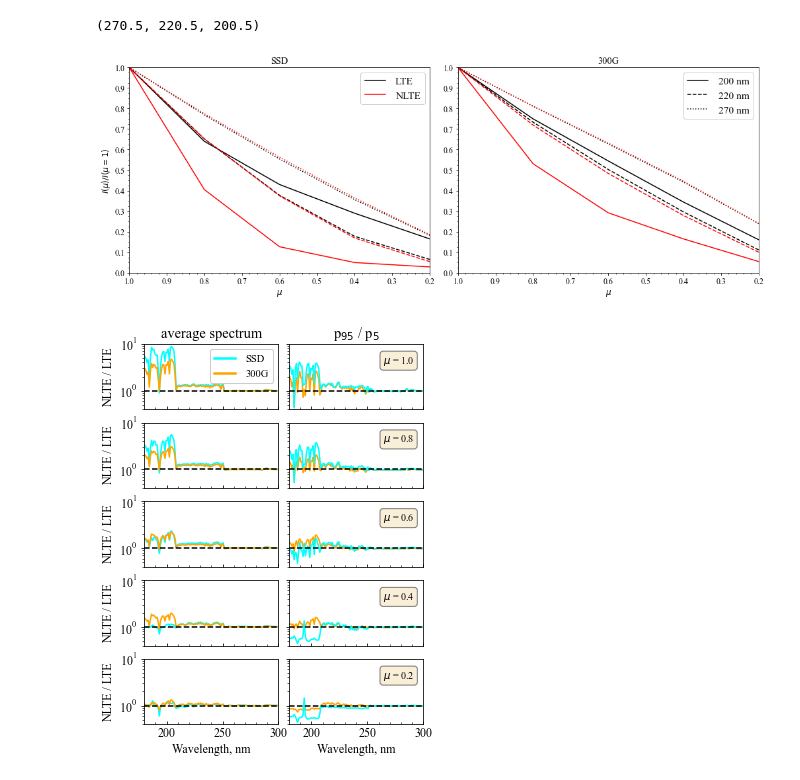
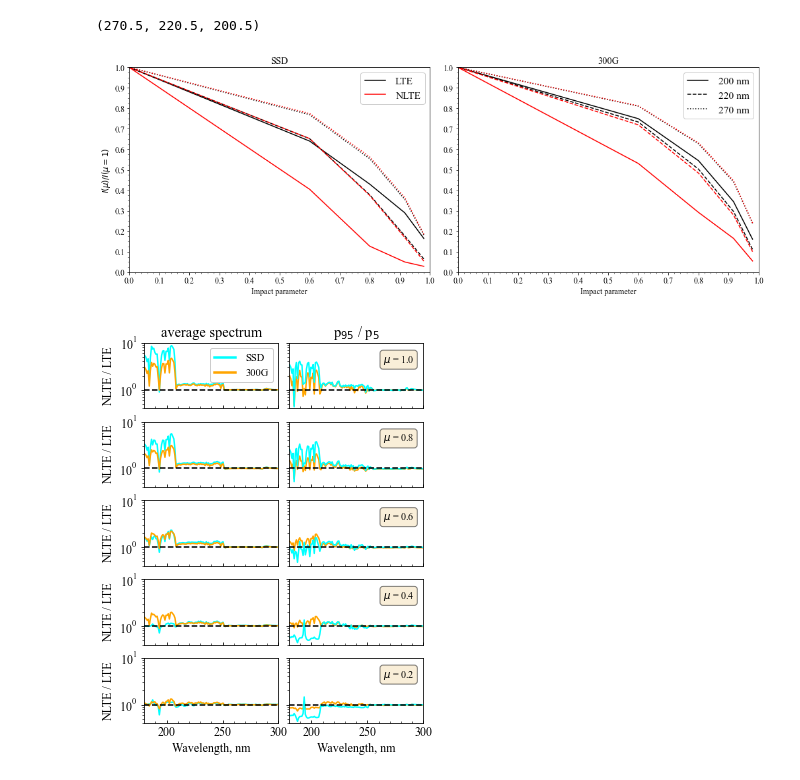
Before and after one commit to rtagirov/1.5D_mac, a Jupyter notebook: veronika/nlte_spec_veronika.ipynb, the cells around one changed output. Drawn from its saved outputs; the diff is of its cells as text; code cells hidden in the pictures.

```diff
--- a/veronika/nlte_spec_veronika.ipynb
+++ b/veronika/nlte_spec_veronika.ipynb
@@ -595,7 +595,9 @@ plt.close('all')
 
 mu = ['0.2', '0.4', '0.6', '0.8', '1.0']
 
-mus = [0.2, 0.4, 0.6, 0.8, 1.0]
+mus = np.array([0.2, 0.4, 0.6, 0.8, 1.0])
+
+p = np.sqrt(1.0 - mus**2.0)
 
 w = np.arange(180, 300, 1) + 0.5
 
@@ -608,61 +610,64 @@ fig, ax = plt.subplots(nrows = 1, ncols = 2, figsize = (14, 5))
 
 fig.tight_layout()
 
-ax[0].plot(mus, Is_lte[:,  20] / Is_lte[4,  20],   color = 'k', label = 'LTE')
-ax[0].plot(mus, Is_lte[:,  40] / Is_lte[4,  40],   color = 'k', linestyle = '--')
-ax[0].plot(mus, Is_lte[:,  90] / Is_lte[4,  90],   color = 'k', linestyle = ':')
+ax[0].plot(p, Is_lte[:,  20] / Is_lte[4,  20],   color = 'k', label = 'LTE')
+ax[0].plot(p, Is_lte[:,  40] / Is_lte[4,  40],   color = 'k', linestyle = '--')
+ax[0].plot(p, Is_lte[:,  90] / Is_lte[4,  90],   color = 'k', linestyle = ':')
 
-ax[0].plot(mus, Is_nlte[:,  20] / Is_nlte[4,  20], color = 'r', label = 'NLTE')
-ax[0].plot(mus, Is_nlte[:,  40] / Is_nlte[4,  40], color = 'r', linestyle = '--')
-ax[0].plot(mus, Is_nlte[:,  90] / Is_nlte[4,  90], color = 'r', linestyle = ':')
+ax[0].plot(p, Is_nlte[:,  20] / Is_nlte[4,  20], color = 'r', label = 'NLTE')
+ax[0].plot(p, Is_nlte[:,  40] / Is_nlte[4,  40], color = 'r', linestyle = '--')
+ax[0].plot(p, Is_nlte[:,  90] / Is_nlte[4,  90], color = 'r', linestyle = ':')
 
-ax[1].plot(mus, I3_lte[:, 20] / I3_lte[4, 20], color = 'k', label = '200 nm')
-ax[1].plot(mus, I3_lte[:, 40] / I3_lte[4, 40], color = 'k', label = '220 nm', linestyle = '--')
-ax[1].plot(mus, I3_lte[:, 90] / I3_lte[4, 90], color = 'k', label = '270 nm', linestyle = ':')
+ax[1].plot(p, I3_lte[:, 20] / I3_lte[4, 20], color = 'k', label = '200 nm')
+ax[1].plot(p, I3_lte[:, 40] / I3_lte[4, 40], color = 'k', label = '220 nm', linestyle = '--')
+ax[1].plot(p, I3_lte[:, 90] / I3_lte[4, 90], color = 'k', label = '270 nm', linestyle = ':')
 
-ax[1].plot(mus, I3_nlte[:, 20] / I3_nlte[4, 20], color = 'r')
-ax[1].plot(mus, I3_nlte[:, 40] / I3_nlte[4, 40], color = 'r', linestyle = '--')
-ax[1].plot(mus, I3_nlte[:, 90] / I3_nlte[4, 90], color = 'r', linestyle = ':')
+ax[1].plot(p, I3_nlte[:, 20] / I3_nlte[4, 20], color = 'r')
+ax[1].plot(p, I3_nlte[:, 40] / I3_nlte[4, 40], color = 'r', linestyle = '--')
+ax[1].plot(p, I3_nlte[:, 90] / I3_nlte[4, 90], color = 'r', linestyle = ':')
 
 leg = ax[0].legend(framealpha = 1, loc = 1, handletextpad = 1, prop = {'size': 15.5})
 leg = ax[1].legend(framealpha = 1, loc = 1, handletextpad = 1, prop = {'size': 15.5})
 
-ax[0].set_xlim(1, 0.2)
-ax[1].set_xlim(1, 0.2)
+#ax[0].set_xlim(1, 0.2)
+#ax[1].set_xlim(1, 0.2)
+
+ax[0].set_xlim(0, 1)
+ax[1].set_xlim(0, 1)
 
 ax[0].set_ylim(0, 1)
 ax[1].set_ylim(0, 1)
 
-ax[0].set_xlabel(r'$\mu$')
-ax[1].set_xlabel(r'$\mu$')
+ax[0].set_xlabel('Impact parameter')
+ax[1].set_xlabel('Impact parameter')
 
 ax[0].set_ylabel(r'$I(\mu) / I(\mu = 1)$')
 
 ax[0].set_title('SSD')
 ax[1].set_title('300G')
 
 ax[0].xaxis.set_major_locator(MultipleLocator(0.1))
 ax[0].xaxis.set_minor_locator(AutoMinorLocator(5))
 
 ax[1].xaxis.set_major_locator(MultipleLocator(0.1))
 ax[1].xaxis.set_minor_locator(AutoMinorLocator(5))
 
 ax[0].yaxis.set_major_locator(MultipleLocator(0.1))
 ax[0].yaxis.set_minor_locator(AutoMinorLocator(4))
 
 ax[1].yaxis.set_major_locator(MultipleLocator(0.1))
 ax[1].yaxis.set_minor_locator(AutoMinorLocator(4))
 
 #ax[1].text(290, 0.9, r'$\mu$ = ' + mu[3], fontsize = 10, verticalalignment = 'top', bbox = props)
 #ax[1].text(290, 0.73, r'$\mu$ = ' + mu[2], fontsize = 10, verticalalignment = 'top', bbox = props)
 #ax[1].text(290, 0.55, r'$\mu$ = ' + mu[1], fontsize = 10, verticalalignment = 'top', bbox = props)
 #ax[1].text(290, 0.34, r'$\mu$ = ' + mu[0], fontsize = 10, verticalalignment = 'top', bbox = props)
 
 plt.savefig('./fig/clv_200_220_270.pdf', bbox_inches = 'tight')
 
 plt.show()
 # %% [output]
-[figure, old version]
+[figure, new version]
 # %%
 from matplotlib.ticker import AutoMinorLocator
 from matplotlib.ticker import MultipleLocator
```
